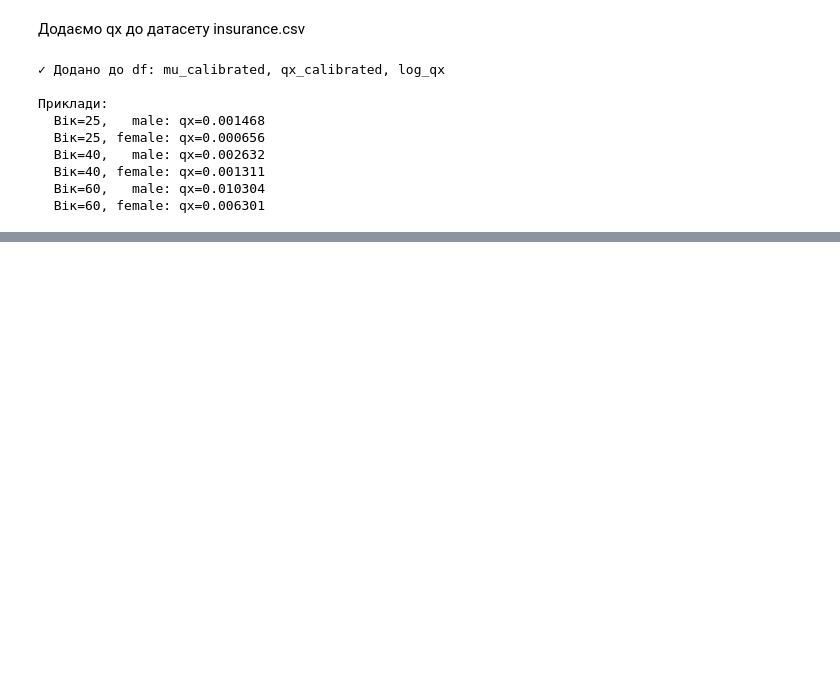
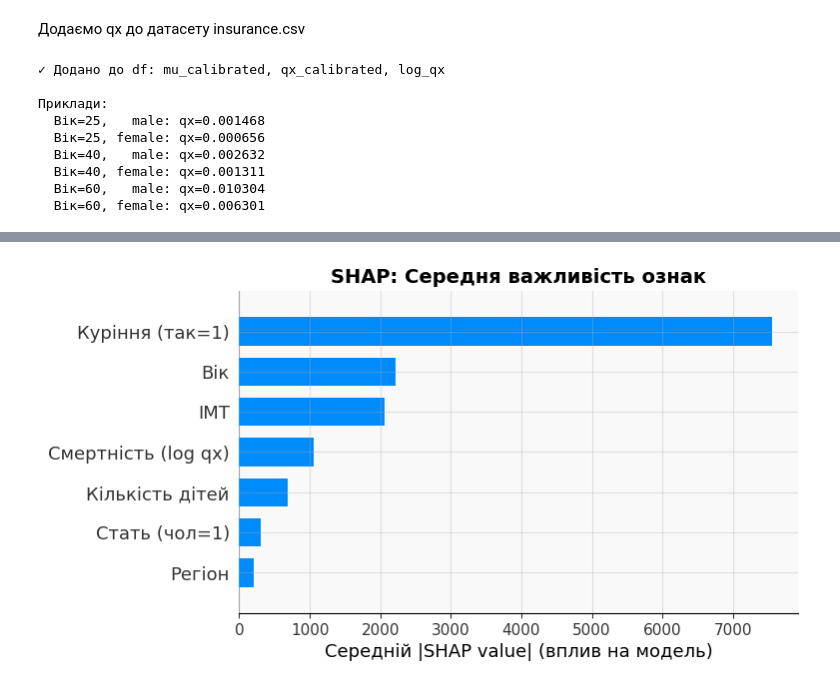
Before and after one commit to Washizuu/Insurance-Charges-Prediction, a Jupyter notebook: CW_new.ipynb, the cells around one changed output, grey strips where cells are left out. Cells and saved outputs as stored; diff of their text form; code cells hidden in the pictures; blank space fills up the shorter version.

```diff
--- a/CW_new.ipynb
+++ b/CW_new.ipynb
@@ -1510,0 +2175,12 @@ except NameError:
+# %%
+fig = plt.figure(figsize=(10, 6))
+plt.title('SHAP: Середня важливість ознак', fontsize=14, fontweight='bold')
+
+shap.summary_plot(shap_values, X_test_pretty, plot_type='bar',
+                  show=False, max_display=len(FEATURES_GBM))
+
+plt.xlabel('Середній |SHAP value| (вплив на модель)')
+plt.subplots_adjust(left=0.2, right=0.9, top=0.9, bottom=0.15)
+plt.show()
+# %% [output]
+[figure, added]
```
Also changed, not shown: parts of 39 cells of this notebook.
